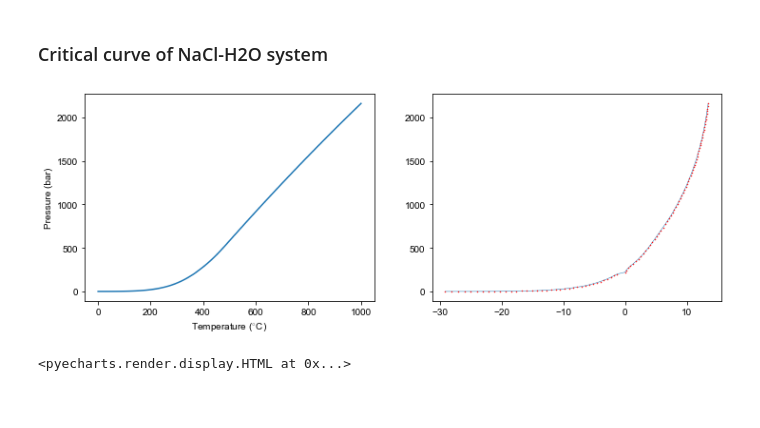
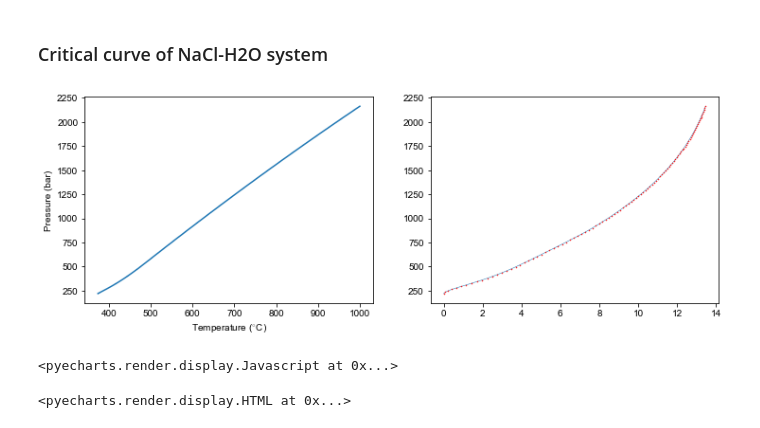
Before and after one commit to zguoch/saltwatereos, a Jupyter notebook: benchmarkTest/notebook/benchmarkPhaseDiagram.ipynb, the cells around one changed output. Drawn from its saved outputs; the diff is of its cells as text; code cells hidden in the pictures; blank space fills up the shorter version.

```diff
--- a/benchmarkTest/notebook/benchmarkPhaseDiagram.ipynb
+++ b/benchmarkTest/notebook/benchmarkPhaseDiagram.ipynb
@@ -26,26 +27,26 @@ fmt_figs = ['jpg','svg','pdf']
 ### Critical curve of NaCl-H2O system
 # %%
 # calculate critical curve by giving temperature
-T=np.linspace(H2ONaCl.TMIN_C,H2ONaCl.TMAX_C,100)
+T=np.linspace(H2O.T_Critic,H2ONaCl.TMAX_C,100)
 p,x = sw.P_X_Critical(T)
 x,p = np.array(x)*100,np.array(p)
 # plot
 fig, axes = plt.subplots(1,2,figsize=(12,4))
 
 # in T-p space
 ax=axes[0]
 ax.plot(T,p)
 ax.set_xlabel('Temperature ($^{\circ}$C)')
 ax.set_ylabel('Pressure (bar)')
 
 ax=axes[1]
 ax.plot(x,p,marker='.',ms=1, mfc='r',mec='r',lw=0.5)
 
 plt.savefig('CriticalCurve_H2ONaCl.pdf',bbox_inches='tight')
 
 plt.show()
 # %% [output]
-[figure, old version]
+[figure, new version]
 # %%
 line = Line(init_opts=opts.InitOpts(width="800px", height="450px"))
 line.add_xaxis(xaxis_data=T)
@@ -53,16 +54,20 @@ line.add_yaxis(series_name="Pressure", y_axis=p, color='blue', label_opts=opts.L
 line.extend_axis(yaxis=opts.AxisOpts(name="Salinity (wt.% NaCl)",type_="value", min_=x.min(), max_=x.max(), axislabel_opts=opts.LabelOpts(formatter="{value}"),))
 line.add_yaxis(series_name="Salinity", y_axis=x, color='red', yaxis_index=1, label_opts=opts.LabelOpts(is_show=False))
 
-line.set_global_opts(tooltip_opts=opts.TooltipOpts(is_show=True, trigger="axis", axis_pointer_type="cross" ),yaxis_opts=opts.AxisOpts(
+line.set_global_opts(tooltip_opts=opts.TooltipOpts(is_show=True, trigger="axis", axis_pointer_type="cross" ),
+        yaxis_opts=opts.AxisOpts(
         name="Pressure (bar)",
         type_="value",
         axislabel_opts=opts.LabelOpts(formatter="{value}"),
         axistick_opts=opts.AxisTickOpts(is_show=True),
-        splitline_opts=opts.SplitLineOpts(is_show=True),
-    )
+        splitline_opts=opts.SplitLineOpts(is_show=True),),
+        xaxis_opts=opts.AxisOpts(name="Temperature (C)",min_=T.min(),max_=T.max()),
 )
-
+line.render('%s/criticalCruve_H2ONaCl.html'%(path_echarts))
 line.load_javascript()
-line.render_notebook()
 # %% [output]
-<pyecharts.render.display.HTML at 0x...>
+<pyecharts.render.display.Javascript at 0x...>
+# %%
+line.render_notebook()
+# %% [output]
+<pyecharts.render.display.HTML at 0x...>
```
Also changed, not shown: parts of 2 cells of this notebook, 12 other files.
